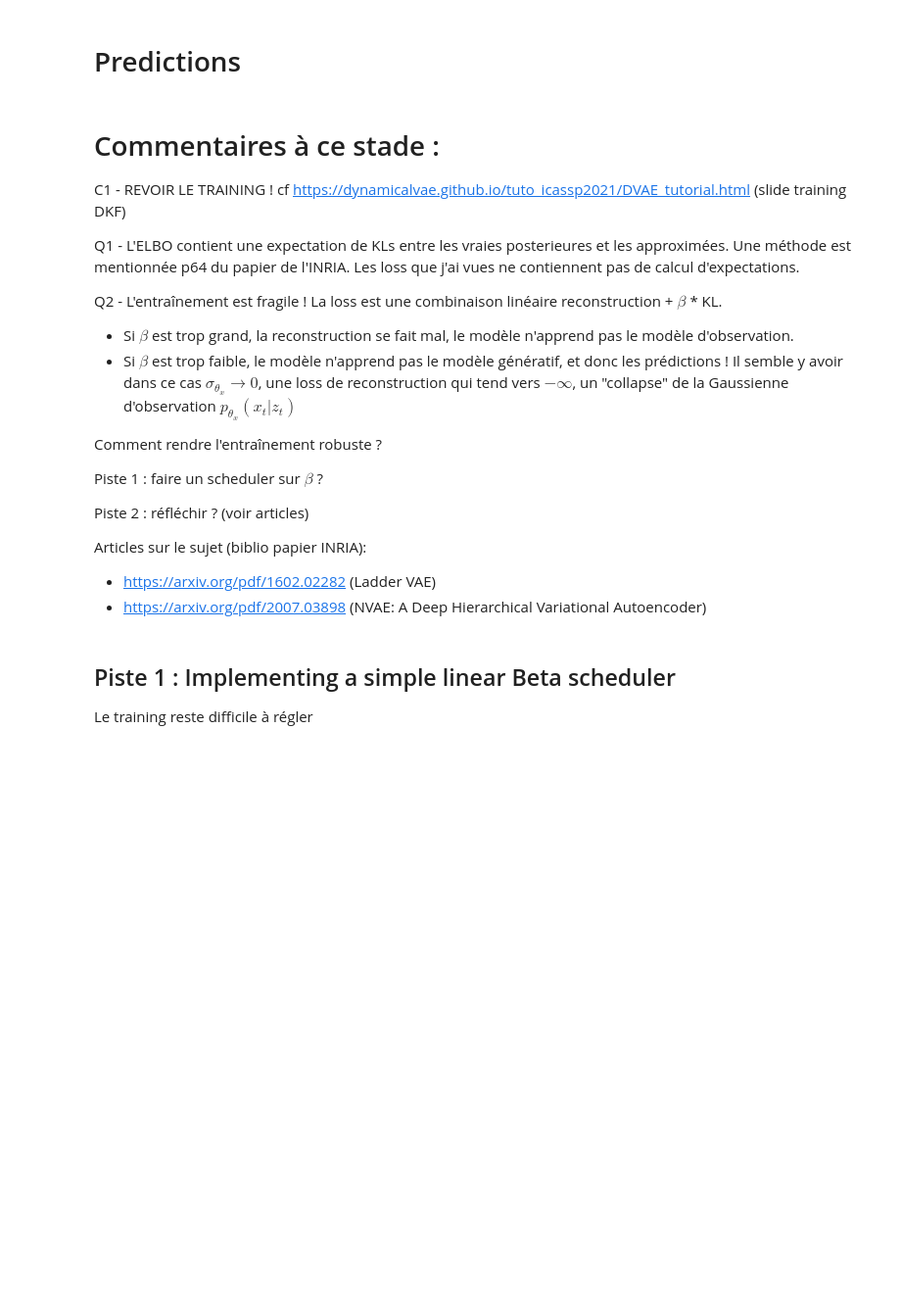
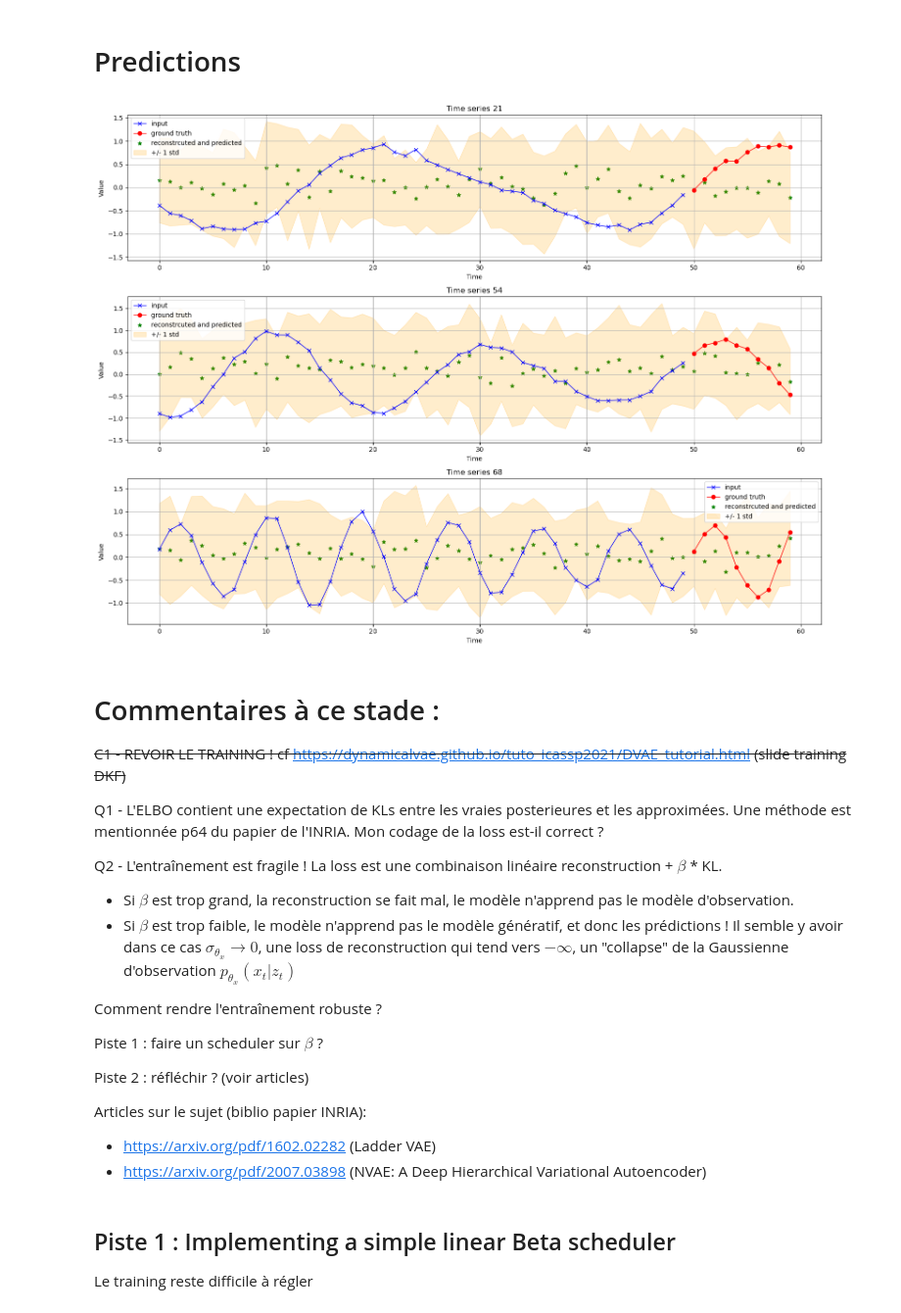
Before and after one commit to BenjaminDeporte/MVA_Stage, a Jupyter notebook: Train_DKF_v2.ipynb, the cells around one changed output. Shown at 98% size. Drawn from its saved outputs; the diff is of its cells as text; code cells hidden in the pictures; blank space fills up the shorter version.

Commit message:
maj Train_DKF_v2 avec predict

```diff
--- a/Train_DKF_v2.ipynb
+++ b/Train_DKF_v2.ipynb
@@ -1502,30 +1470,26 @@ def sample_predictions(N_SAMPLES=3, model=dkf):
     X_valid_subset = X_valid[idx]
     y_valid_subset = y_valid[idx]
 
-    fig, axs = plt.subplots(N_SAMPLES, 1, figsize=(16, 3 * N_SAMPLES))
+    fig, axs = plt.subplots(N_SAMPLES, 1, figsize=(16, 4 * N_SAMPLES))
     for i in range(N_SAMPLES):
         input = torch.tensor(X_valid_subset[i], device=device).unsqueeze(1).unsqueeze(2)
         # print(f"input shape : {input.shape}")
         target = torch.tensor(y_valid_subset[i], device=device)
         target = target.cpu().detach().numpy()
-        predictions, logvar_predictions, all_xs, all_logvar_xs = model.predict(input, n_ahead)
-        # print(f"predictions shape : {predictions.shape}")
-        predictions = predictions.squeeze().cpu().detach().numpy()
-        logvar_predictions = logvar_predictions.squeeze().cpu().detach().numpy()
-        std_predictions = np.exp(logvar_predictions / 2)
-        all_xs = all_xs.squeeze().cpu().detach().numpy()
-        all_logvar_xs = all_logvar_xs.squeeze().cpu().detach().numpy()
-        std_all_xs = np.exp(all_logvar_xs / 2)
+        mu_predictions, logvar_predictions, mu_full_x, logvar_full_x = model.predict(input, n_ahead)
 
+        # display data
         axs[i].plot(input.squeeze().cpu().detach().numpy(), color='blue', marker="x", linewidth=1, label="input")
+        axs[i].plot(np.arange(len(target))+n_steps, target, color='red', marker="o", linewidth=1, label="ground truth")
 
-        futures = np.arange(n_steps, n_steps+n_ahead)
-        axs[i].scatter(futures, target, color='red', marker="x", linewidth=1, label="ground truth")
-        axs[i].scatter(futures, predictions, color='green', marker="*", linewidth=1, label="prediction")
+        # display predictions and credible intervals
+        all_times = np.arange(n_steps+n_ahead)
+        mu_full_x = mu_full_x.squeeze().cpu().detach().numpy()
+        logvar_full_x = logvar_full_x.squeeze().cpu().detach().numpy()
+        std_full_x = np.exp(logvar_full_x / 2)
 
-        all_times = np.arange(n_steps+n_ahead)
-        axs[i].plot(all_times, all_xs, color='orange', marker="*", linewidth=1, label="reconstructed")
-        axs[i].fill_between(all_times, all_xs-1*std_all_xs, all_xs+1*std_all_xs, color='orange', label='+/- 1 std', alpha=0.2)
+        axs[i].scatter(all_times, mu_full_x, color='green', marker="*", linewidth=1, label="reconstructed and predicted")
+        axs[i].fill_between(all_times, mu_full_x-1*std_full_x, mu_full_x+1*std_full_x, color='orange', label='+/- 1 std', alpha=0.2)
 
         axs[i].set_title(f"Time series {idx[i]}")
         axs[i].set_xlabel("Time")
@@ -1536,13 +1500,15 @@ def sample_predictions(N_SAMPLES=3, model=dkf):
     plt.tight_layout()
     plt.show()
 # %%
-# sample_predictions(N_SAMPLES=3, model=dkf)
+sample_predictions(N_SAMPLES=10, model=dkf)
+# %% [output]
+[figure, added]
 # %% [markdown]
 # Commentaires à ce stade :
 
-C1 - REVOIR LE TRAINING ! cf https://dynamicalvae.github.io/tuto_icassp2021/DVAE_tutorial.html (slide training DKF)
+~~C1 - REVOIR LE TRAINING ! cf https://dynamicalvae.github.io/tuto_icassp2021/DVAE_tutorial.html (slide training DKF)~~
 
-Q1 - L'ELBO contient une expectation de KLs entre les vraies posterieures et les approximées. Une méthode est mentionnée p64 du papier de l'INRIA. Les loss que j'ai vues ne contiennent pas de calcul d'expectations.
+Q1 - L'ELBO contient une expectation de KLs entre les vraies posterieures et les approximées. Une méthode est mentionnée p64 du papier de l'INRIA. Mon codage de la loss est-il correct ?
 
 Q2 - L'entraînement est fragile ! La loss est une combinaison linéaire reconstruction + $\beta$ * KL.
 - Si $\beta$ est trop grand, la reconstruction se fait mal, le modèle n'apprend pas le modèle d'observation.
```
Also changed, not shown: parts of 8 cells of this notebook.
